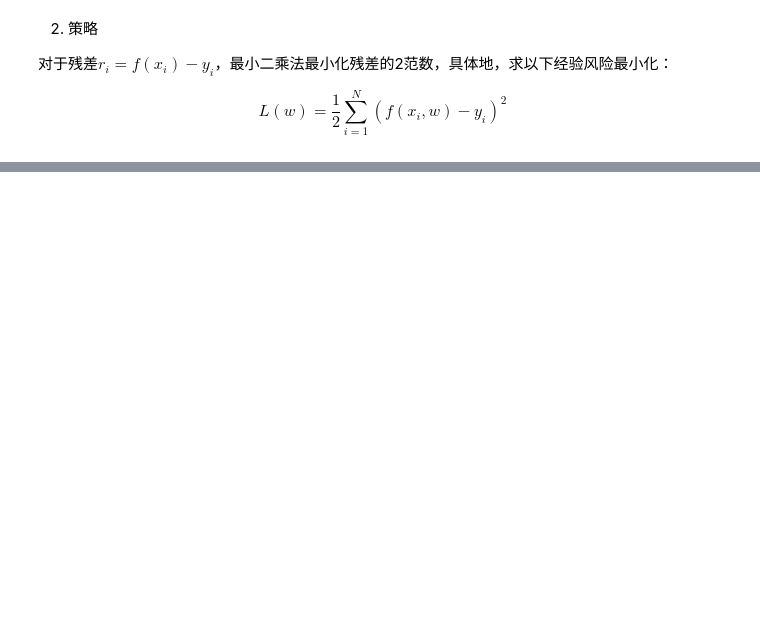
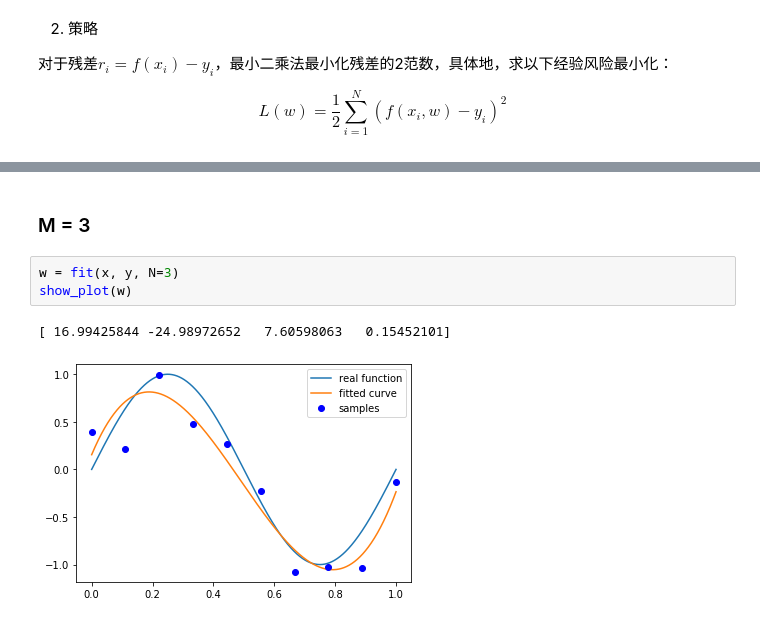
Before and after one commit to Penn000/NN, a Jupyter notebook: statistical_learning/chapter01.ipynb, the cells around one changed output, grey strips where cells are left out. Drawn from its saved outputs; the diff is of its cells as text; blank space fills up the shorter version.

```diff
--- a/statistical_learning/chapter01.ipynb
+++ b/statistical_learning/chapter01.ipynb
@@ -43,0 +83,8 @@ $$L(w)=\frac{1}{2}\sum_{i=1}^N(f(x_i,w)-y_i)^2$$
+# %% [markdown]
+### M = 3
+# %%
+w = fit(x, y, N=3)
+show_plot(w)
+# %% [output]
+[ 16.99425844 -24.98972652   7.60598063   0.15452101]
+[figure, added]
```
Also changed, not shown: parts of 10 cells of this notebook.
